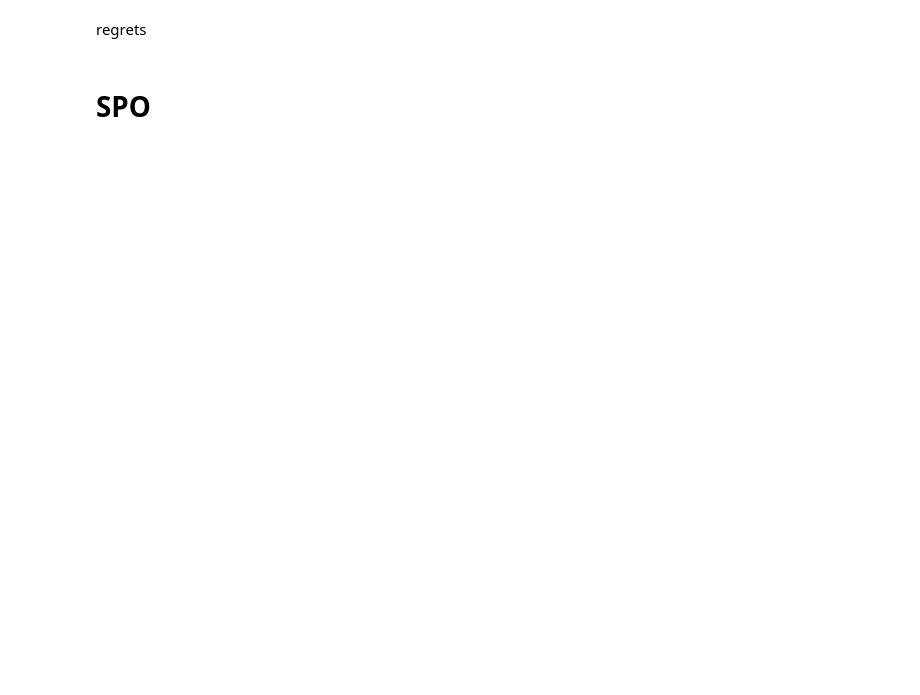
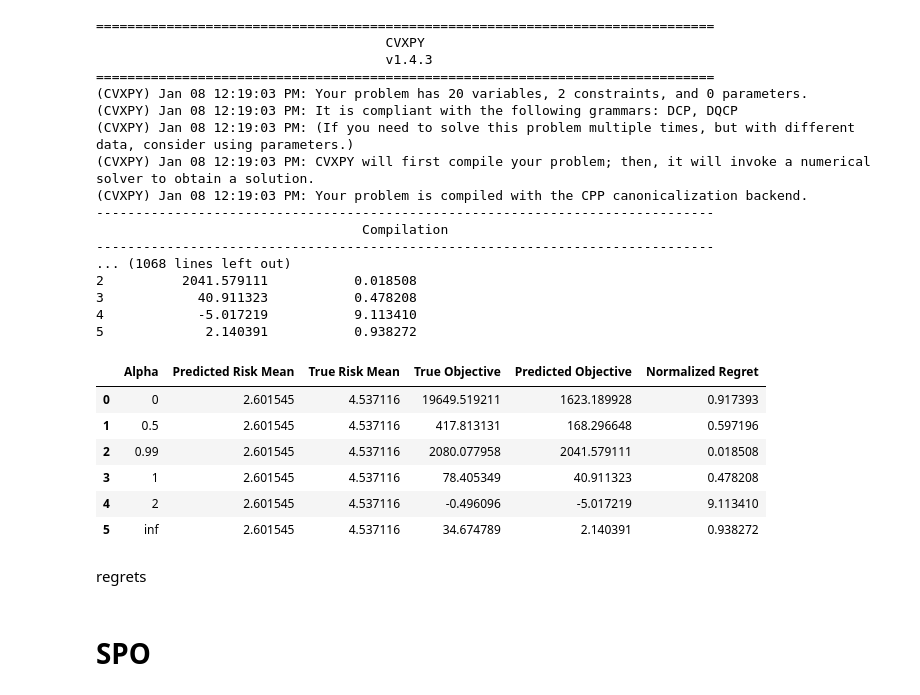
Before and after one commit to DennisWang2488/Fairness-Decision-Focused-Loss, a Jupyter notebook: The Paper/eda.ipynb, the cells around one changed output. Saved outputs shown, nothing was run; the diff lists cells and outputs as text; code cells hidden in the pictures; blank space fills up the shorter version.

Commit message:
Added normalized regret

```diff
--- a/The Paper/eda.ipynb
+++ b/The Paper/eda.ipynb
@@ -46,7 +70,0 @@ df_feature = df[[col for col in df.columns if col not in columns_to_keep]]
-# %%
-df = df[(df['risk_score_t'] > 0.1) & (df['g_continuous'] > 0.1)]
-
-# subset a sample of 5000 rows of df
-df = df.sample(n=500, random_state=1)
-
-df.shape
@@ -152,4 +159,14 @@ Epoch [10/10], Loss: 54.9044
 # %%
+def AlphaFairness(util,alpha):
+    if alpha == 1:
+        return np.sum(np.log(util))
+    elif alpha == 0:
+        return np.sum(util)
+    elif alpha == 'inf':
+        return np.min(util)
+    else:
+        return np.sum(util**(1-alpha)/(1-alpha))
+
 def solve_optimization(gainF, risk, cost, alpha, Q):
     # Flatten input arrays
     gainF, risk, cost = gainF.flatten(), risk.flatten(), cost.flatten()
@@ -163,7 +180,7 @@ def solve_optimization(gainF, risk, cost, alpha, Q):
         objective = cp.Maximize(t)
         constraints = [
             d >= 0,
-            d <= 1,
+            # d <= 1,
             cp.sum(cost * d) <= Q,
             utils >= t  # t is the minimum utility
         ]
@@ -172,7 +189,15 @@ def solve_optimization(gainF, risk, cost, alpha, Q):
         objective = cp.Maximize(cp.sum(cp.log(utils)))
         constraints = [
             d >= 0,
-            d <= 1,
+            # d <= 1,
+            cp.sum(cost * d) <= Q
+        ]
+    elif alpha == 0:
+        # Utilitarian welfare (alpha = 0)
+        objective = cp.Maximize(cp.sum(utils))
+        constraints = [
+            d >= 0,
+            # d <= 1,
             cp.sum(cost * d) <= Q
         ]
     else:
@@ -181,13 +206,13 @@ def solve_optimization(gainF, risk, cost, alpha, Q):
                               else cp.sum(utils))
         constraints = [
             d >= 0,
-            d <= 1,
+            # d <= 1,
             cp.sum(cost * d) <= Q
         ]
 
     # Solve the problem
     problem = cp.Problem(objective, constraints)
-    problem.solve(solver=cp.MOSEK, verbose=False)
+    problem.solve(solver=cp.MOSEK, verbose=True, warm_start=True, mosek_params={'MSK_IPAR_LOG': 1})
 
     if problem.status != 'optimal':
         print(f"Warning: Problem status is {problem.status}")
@@ -296,3 +291,37 @@ SolverError: Solver 'MOSEK' failed. Try another solver, or solve with verbose=Tr
+# %%
+data_sample = df.sample(n=20, random_state=42)
+feats_sample = data_sample[get_all_features(data_sample)].values
+risk_sample = data_sample['risk_score_t'].values
+gainF_sample = data_sample['g_continuous'].values
+decision_sample = data_sample['propensity_score'].values
+cost_sample = np.ones(risk_sample.shape)
+
+twoStagePTO(model, feats_sample, gainF_sample, risk_sample, cost_sample, Q, alphas=[0,.5,.99,1,2,'inf'])
+# %% [output]
+===============================================================================
+                                     CVXPY
+                                     v1.4.3
+===============================================================================
+(CVXPY) Jan 08 12:19:03 PM: Your problem has 20 variables, 2 constraints, and 0 parameters.
+(CVXPY) Jan 08 12:19:03 PM: It is compliant with the following grammars: DCP, DQCP
+(CVXPY) Jan 08 12:19:03 PM: (If you need to solve this problem multiple times, but with different data, consider using parameters.)
+(CVXPY) Jan 08 12:19:03 PM: CVXPY will first compile your problem; then, it will invoke a numerical solver to obtain a solution.
+(CVXPY) Jan 08 12:19:03 PM: Your problem is compiled with the CPP canonicalization backend.
+-------------------------------------------------------------------------------
+                                  Compilation
+-------------------------------------------------------------------------------
+... (1068 lines left out)
+2          2041.579111           0.018508
+3            40.911323           0.478208
+4            -5.017219           9.113410
+5             2.140391           0.938272
+|  | Alpha | Predicted Risk Mean | True Risk Mean | True Objective | Predicted Objective | Normalized Regret |
+| 0 | 0 | 2.601545 | 4.537116 | 19649.519211 | 1623.189928 | 0.917393 |
+| 1 | 0.5 | 2.601545 | 4.537116 | 417.813131 | 168.296648 | 0.597196 |
+| 2 | 0.99 | 2.601545 | 4.537116 | 2080.077958 | 2041.579111 | 0.018508 |
+| 3 | 1 | 2.601545 | 4.537116 | 78.405349 | 40.911323 | 0.478208 |
+| 4 | 2 | 2.601545 | 4.537116 | -0.496096 | -5.017219 | 9.113410 |
+| 5 | inf | 2.601545 | 4.537116 | 34.674789 | 2.140391 | 0.938272 |
 # %% [markdown]
 regrets
 # %% [markdown]
```
Also changed, not shown: parts of 20 cells of this notebook, 4 other files.
